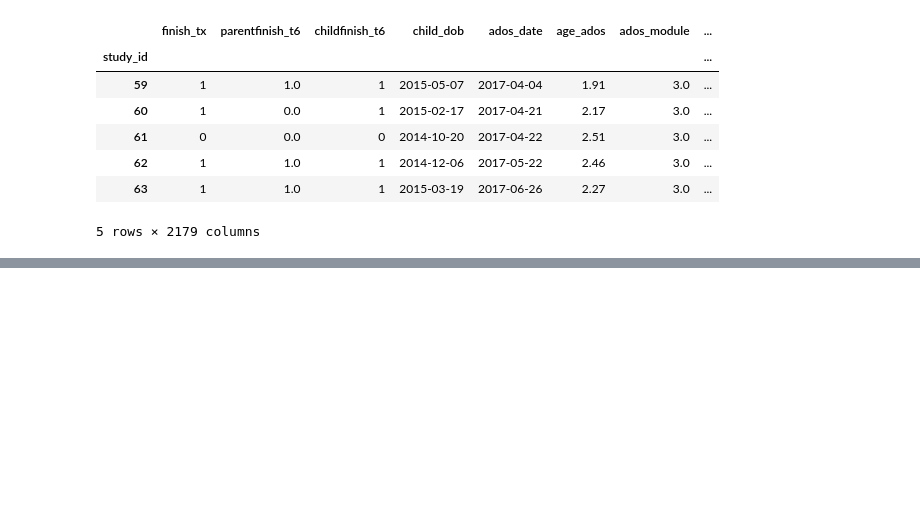
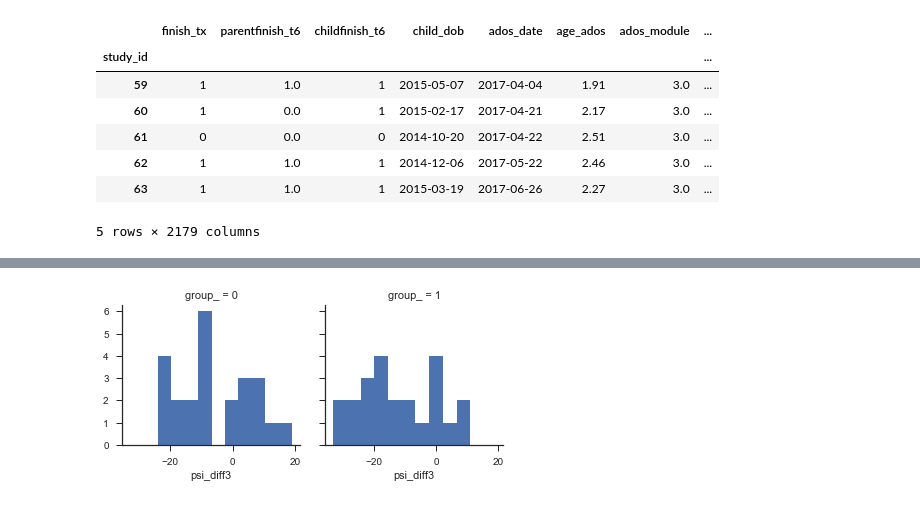
Before and after one commit to fonnesbeck/mbsr_intervention_study, a Jupyter notebook: notebooks/MBSR Trial Analysis.ipynb, the cells around one changed output, grey strips where cells are left out. Cells and saved outputs as stored; diff of their text form; code cells hidden in the pictures; blank space fills up the shorter version.

```diff
--- a/notebooks/MBSR Trial Analysis.ipynb
+++ b/notebooks/MBSR Trial Analysis.ipynb
@@ -50,0 +79,6 @@ mbsr_data.head()
+# %%
+mbsr_data['psi_diff3'] = mbsr_data['psitot3'] - mbsr_data['psitot']
+g = sns.FacetGrid(mbsr_data, col='group_')
+g.map(plt.hist, 'psi_diff3');
+# %% [output]
+[figure, added]
```
Also changed, not shown: parts of 13 cells of this notebook.
